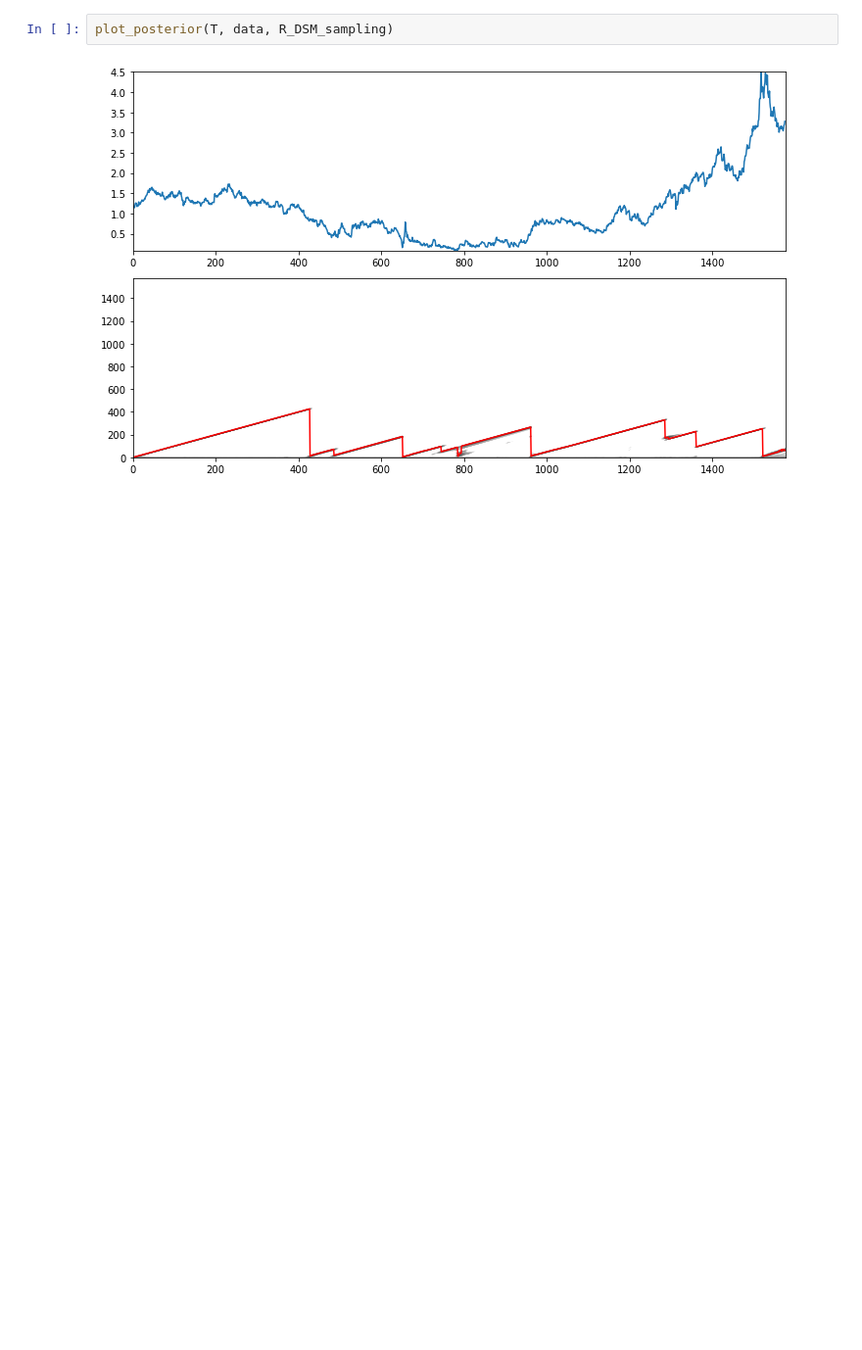
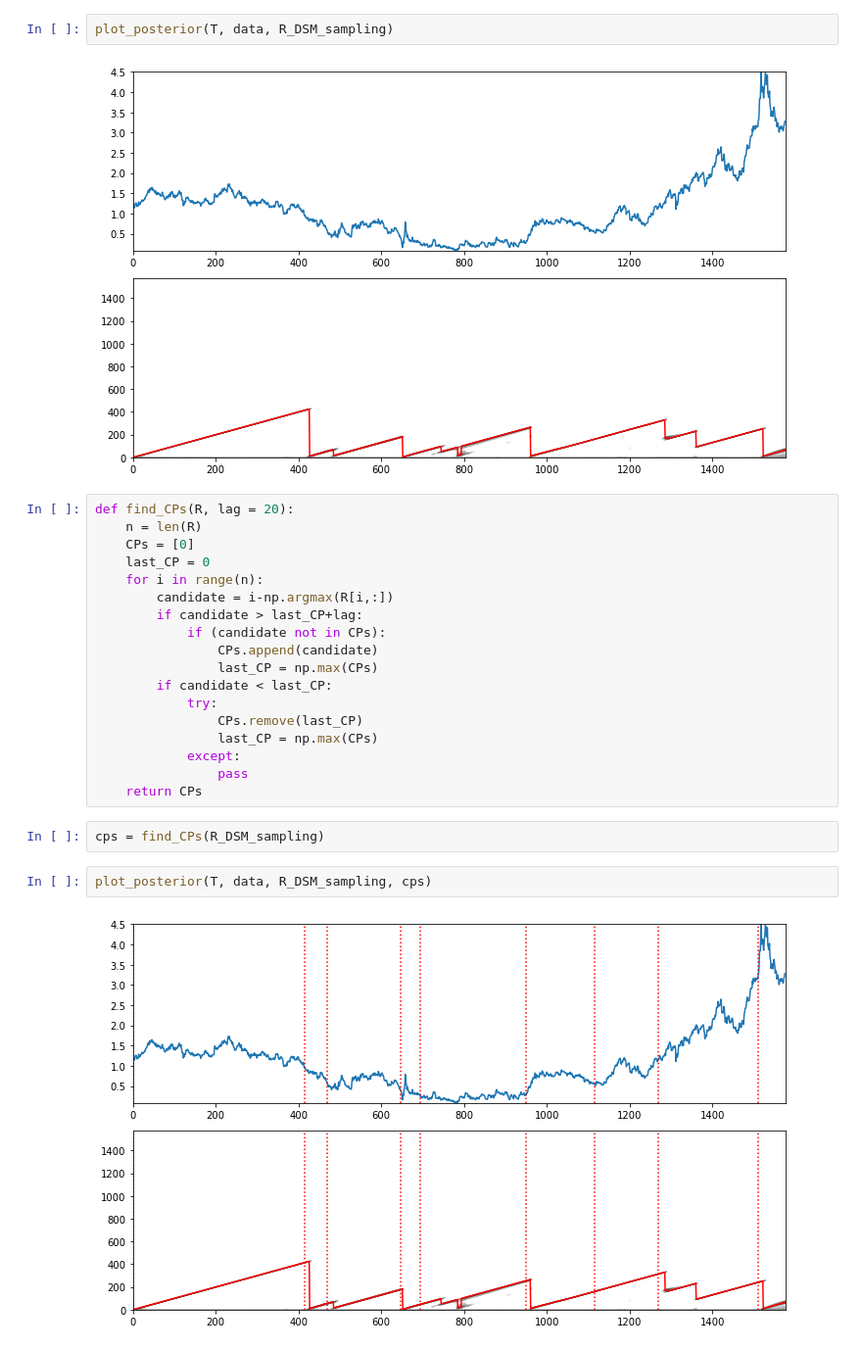
Before and after one commit to maltamiranomontero/DSM-bocd, a Jupyter notebook: notebooks/Bond.ipynb, the cells around one changed output. Shown at 98% size. Drawn from its saved outputs; the diff is of its cells as text; blank space fills up the shorter version.

```diff
--- a/notebooks/Bond.ipynb
+++ b/notebooks/Bond.ipynb
@@ -93,3 +94,27 @@ Wall time: 3min 39s
 plot_posterior(T, data, R_DSM_sampling)
 # %% [output]
 [figure]
+# %%
+def find_CPs(R, lag = 20):
+    n = len(R)
+    CPs = [0]
+    last_CP = 0
+    for i in range(n):
+        candidate = i-np.argmax(R[i,:])
+        if candidate > last_CP+lag:
+            if (candidate not in CPs):
+                CPs.append(candidate)
+                last_CP = np.max(CPs)
+        if candidate < last_CP:
+            try:
+                CPs.remove(last_CP)
+                last_CP = np.max(CPs)
+            except:
+                pass
+    return CPs
+# %%
+cps = find_CPs(R_DSM_sampling)
+# %%
+plot_posterior(T, data, R_DSM_sampling, cps)
+# %% [output]
+[figure, added]
```
Also changed, not shown: parts of 4 cells of this notebook, 17 other files.
